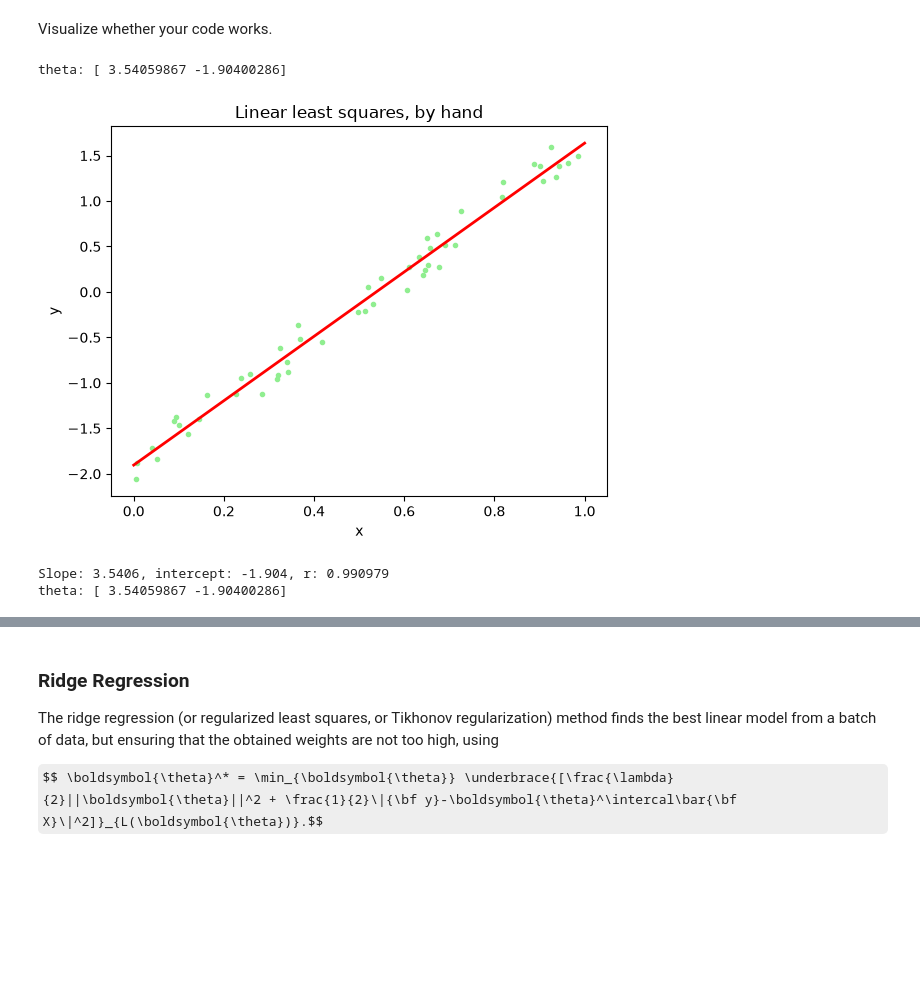
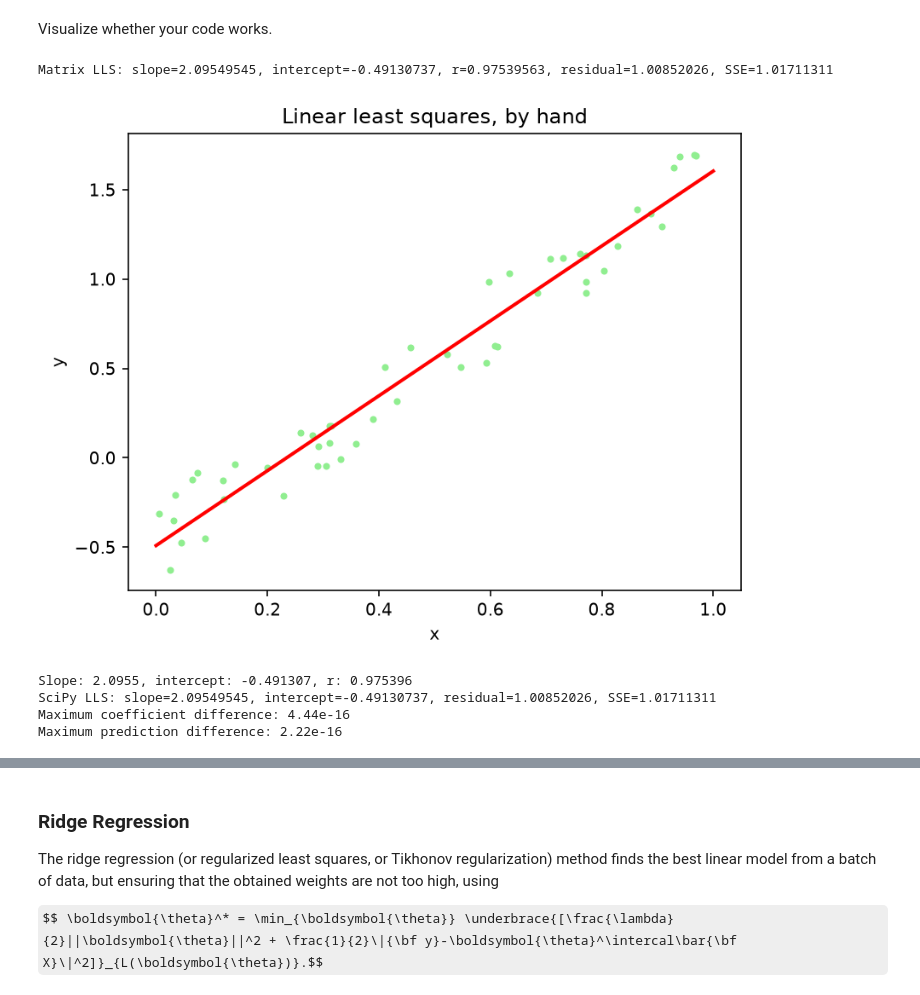
Before and after one commit to Rito-Uddin/APCO_TPs, a Jupyter notebook: 01-regression.Kardad_Uddin.ipynb, the cells around one changed output, grey strips where cells are left out. Cells and saved outputs as stored; diff of their text form; code cells hidden in the pictures; some formulas as TeX source; blank space fills up the shorter version.

```diff
--- a/01-regression.Kardad_Uddin.ipynb
+++ b/01-regression.Kardad_Uddin.ipynb
@@ -340,20 +340,31 @@ Visualize whether your code works.
 # %%
 lf = LinearLatentFunction()
 size = 50
 batch = lf.get_batch(size)
 model = LinearModel(size)
 
 x = np.array(batch.x_data)
 y = np.array(batch.y_data)
 model.train(x, y)
-print("theta:", model.theta)
+theta_lls = model.theta.copy()
+predictions_lls = model.f(x).copy()
+r_lls = np.corrcoef(x.ravel(), y)[0, 1]
+residual_lls = model.compute_error(x, y)
+print(f"Matrix LLS: slope={theta_lls[0]:.8f}, intercept={theta_lls[1]:.8f}, "
+      f"r={r_lls:.8f}, residual={residual_lls:.8f}, SSE={residual_lls**2:.8f}")
 model.plot(x, y, "Linear least squares, by hand")
 
 model.train_from_stats(x, y)
-print("theta:", model.theta)
+residual_scipy = model.compute_error(x, y)
+print(f"SciPy LLS: slope={model.theta[0]:.8f}, intercept={model.theta[1]:.8f}, "
+      f"residual={residual_scipy:.8f}, SSE={residual_scipy**2:.8f}")
+print(f"Maximum coefficient difference: {np.max(np.abs(theta_lls - model.theta)):.2e}")
+print(f"Maximum prediction difference: {np.max(np.abs(predictions_lls - model.f(x))):.2e}")
 model.plot(x, y, "Linear least squares, from scipy stats")
 # %% [output]
-theta: [ 3.54059867 -1.90400286]
+Matrix LLS: slope=2.09549545, intercept=-0.49130737, r=0.97539563, residual=1.00852026, SSE=1.01711311
-[figure, old version]
+[figure, new version]
-Slope: 3.5406, intercept: -1.904, r: 0.990979
-theta: [ 3.54059867 -1.90400286]
+Slope: 2.0955, intercept: -0.491307, r: 0.975396
+SciPy LLS: slope=2.09549545, intercept=-0.49130737, residual=1.00852026, SSE=1.01711311
+Maximum coefficient difference: 4.44e-16
+Maximum prediction difference: 2.22e-16
```
Also changed, not shown: parts of 4 cells of this notebook.
